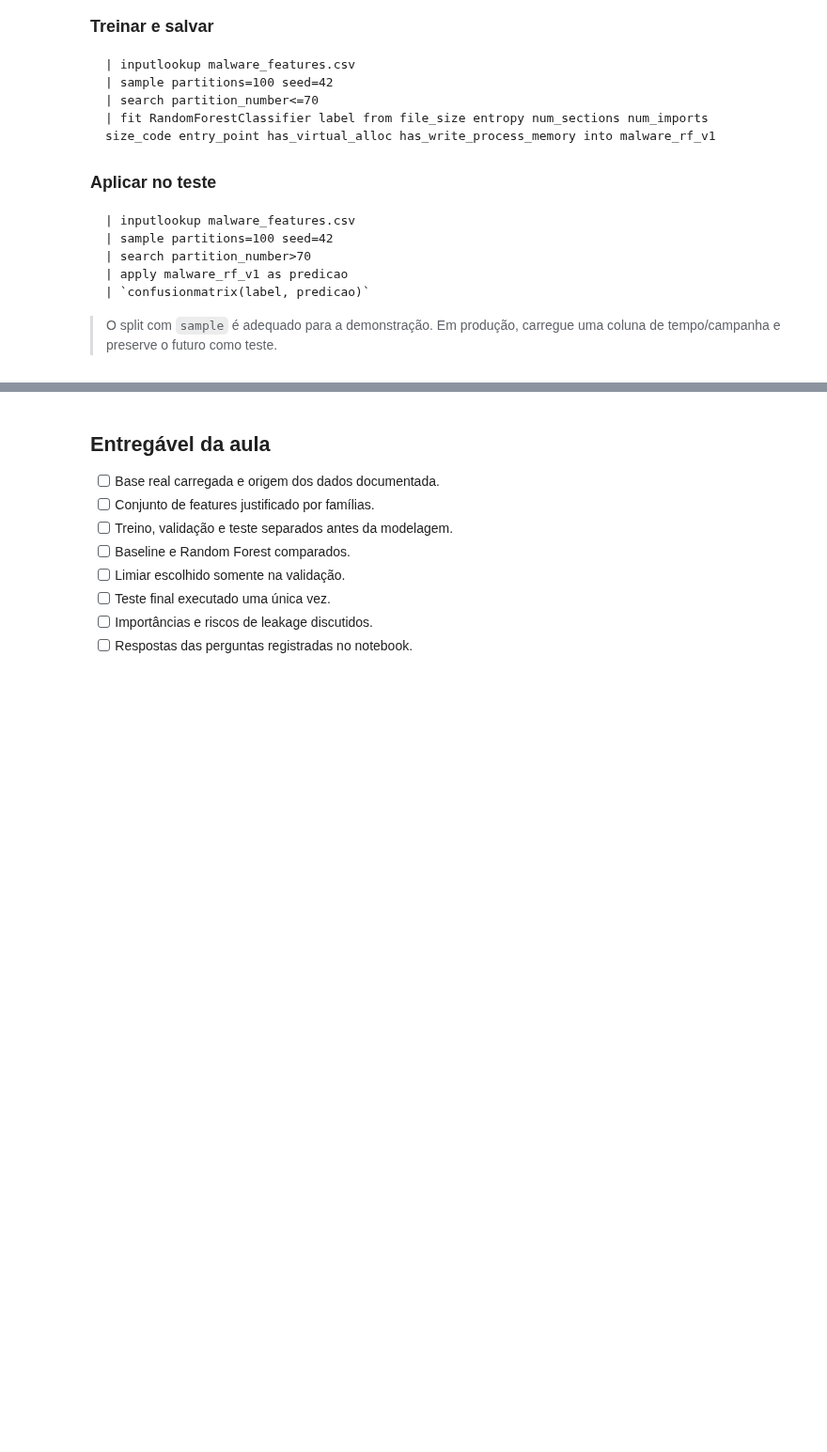
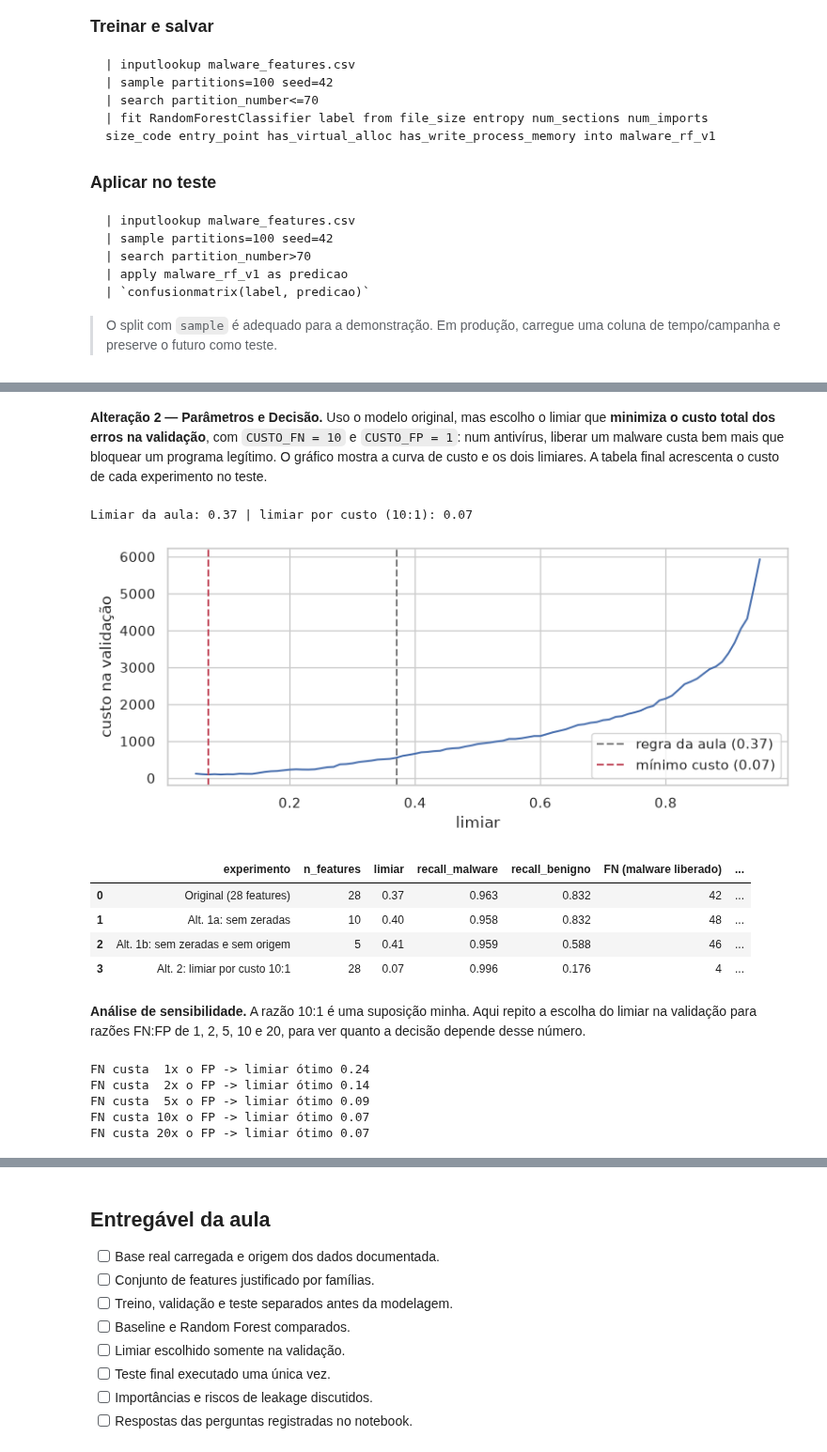
Before and after one commit to rafaelholder/CESAR-2026.2-ia-ciberseguranca., a Jupyter notebook: Aula 5/aula5_modelagem_detector_malware_uci_splunk.ipynb, the cells around one changed output, grey strips where cells are left out. Shown at 94% size. Drawn from its saved outputs; the diff is of its cells as text; code cells hidden in the pictures; blank space fills up the shorter version.

Commit message:
AV1: experimentos no notebook 5 (features e limiar por custo)
Co-Authored-By: Claude Opus 5.5 <noreply@anthropic.com>

```diff
--- a/Aula 5/aula5_modelagem_detector_malware_uci_splunk.ipynb
+++ b/Aula 5/aula5_modelagem_detector_malware_uci_splunk.ipynb
@@ -578,0 +622,18 @@ Depois de enviar o arquivo como lookup:
+# %%
+features_zeradas = features_entropia + features_imports + ['number_of_sections']
+features_origem  = ['image_base', 'file_alignment', 'section_alignment',
+                    'size_of_headers', 'size_of_optional_header']
+
+variantes = {
+    'Alt. 1a: sem zeradas':              [c for c in features if c not in features_zeradas],
+    'Alt. 1b: sem zeradas e sem origem': [c for c in features if c not in features_zeradas + features_origem],
+}
+
+for nome, cols in variantes.items():
+    m = RandomForestClassifier(n_estimators=250, min_samples_leaf=2, class_weight='balanced',
+                               n_jobs=-1, random_state=RANDOM_SEED).fit(X_treino[cols], y_treino)
+    lim = escolher_limiar(y_valid, m.predict_proba(X_valid[cols])[:, 1])   # limiar só na validação
+    resultados_av1.append(resumo(nome, y_teste, m.predict_proba(X_teste[cols])[:, 1], lim, len(cols)))
+    print(nome, '->', cols)
+
+pd.DataFrame(resultados_av1)
@@ -578,0 +647,46 @@ Depois de enviar o arquivo como lookup:
+# %% [markdown]
+**Alteração 2 — Parâmetros e Decisão.** Uso o modelo original, mas escolho o limiar que **minimiza o custo total dos erros na validação**, com `CUSTO_FN = 10` e `CUSTO_FP = 1`: num antivírus, liberar um malware custa bem mais que bloquear um programa legítimo.
+O gráfico mostra a curva de custo e os dois limiares. A tabela final acrescenta o custo de cada experimento no teste.
+# %%
+CUSTO_FN, CUSTO_FP = 10, 1   # malware liberado custa 10x um programa legítimo bloqueado
+
+def custo_total(y, p, l, c_fn=CUSTO_FN, c_fp=CUSTO_FP):
+    tn, fp, fn, tp = confusion_matrix(y, (p >= l).astype(int)).ravel()
+    return c_fn * fn + c_fp * fp
+
+custos = [custo_total(y_valid, proba_valid, l) for l in LIMS]
+LIMIAR_CUSTO = float(LIMS[int(np.argmin(custos))])
+print(f'Limiar da aula: {LIMIAR:.2f} | limiar por custo ({CUSTO_FN}:{CUSTO_FP}): {LIMIAR_CUSTO:.2f}')
+
+plt.figure(figsize=(8, 3.5))
+plt.plot(LIMS, custos)
+plt.axvline(LIMIAR, ls='--', color='gray', label=f'regra da aula ({LIMIAR:.2f})')
+plt.axvline(LIMIAR_CUSTO, ls='--', color='#C1495B', label=f'mínimo custo ({LIMIAR_CUSTO:.2f})')
+plt.xlabel('limiar'); plt.ylabel('custo na validação'); plt.legend(); plt.tight_layout(); plt.show()
+
+resultados_av1.append(resumo(f'Alt. 2: limiar por custo {CUSTO_FN}:{CUSTO_FP}',
+                             y_teste, proba_teste, LIMIAR_CUSTO, len(features)))
+tabela_av1 = pd.DataFrame(resultados_av1)
+tabela_av1['custo_teste'] = (tabela_av1['FN (malware liberado)'] * CUSTO_FN
+                             + tabela_av1['FP (benigno bloqueado)'] * CUSTO_FP)
+tabela_av1
+# %% [output]
+Limiar da aula: 0.37 | limiar por custo (10:1): 0.07
+[figure, added]
+|  | experimento | n_features | limiar | recall_malware | recall_benigno | FN (malware liberado) | ... |
+| 0 | Original (28 features) | 28 | 0.37 | 0.963 | 0.832 | 42 | ... |
+| 1 | Alt. 1a: sem zeradas | 10 | 0.40 | 0.958 | 0.832 | 48 | ... |
+| 2 | Alt. 1b: sem zeradas e sem origem | 5 | 0.41 | 0.959 | 0.588 | 46 | ... |
+| 3 | Alt. 2: limiar por custo 10:1 | 28 | 0.07 | 0.996 | 0.176 | 4 | ... |
+# %% [markdown]
+**Análise de sensibilidade.** A razão 10:1 é uma suposição minha. Aqui repito a escolha do limiar na validação para razões FN:FP de 1, 2, 5, 10 e 20, para ver quanto a decisão depende desse número.
+# %%
+for razao in [1, 2, 5, 10, 20]:
+    c = [custo_total(y_valid, proba_valid, l, c_fn=razao, c_fp=1) for l in LIMS]
+    print(f'FN custa {razao:>2}x o FP -> limiar ótimo {LIMS[int(np.argmin(c))]:.2f}')
+# %% [output]
+FN custa  1x o FP -> limiar ótimo 0.24
+FN custa  2x o FP -> limiar ótimo 0.14
+FN custa  5x o FP -> limiar ótimo 0.09
+FN custa 10x o FP -> limiar ótimo 0.07
+FN custa 20x o FP -> limiar ótimo 0.07
```
Also changed, not shown: parts of 18 cells of this notebook, 4 other files.
